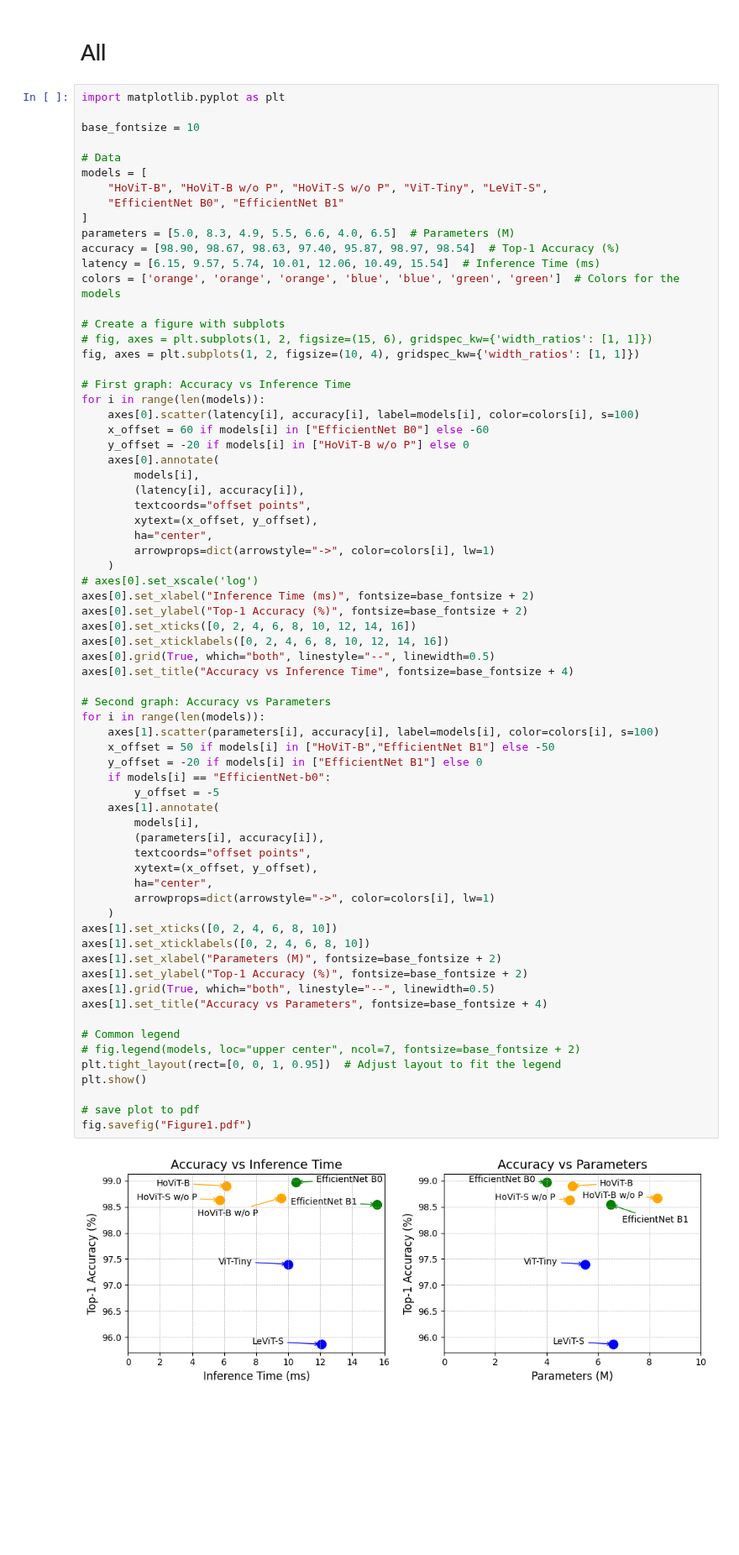
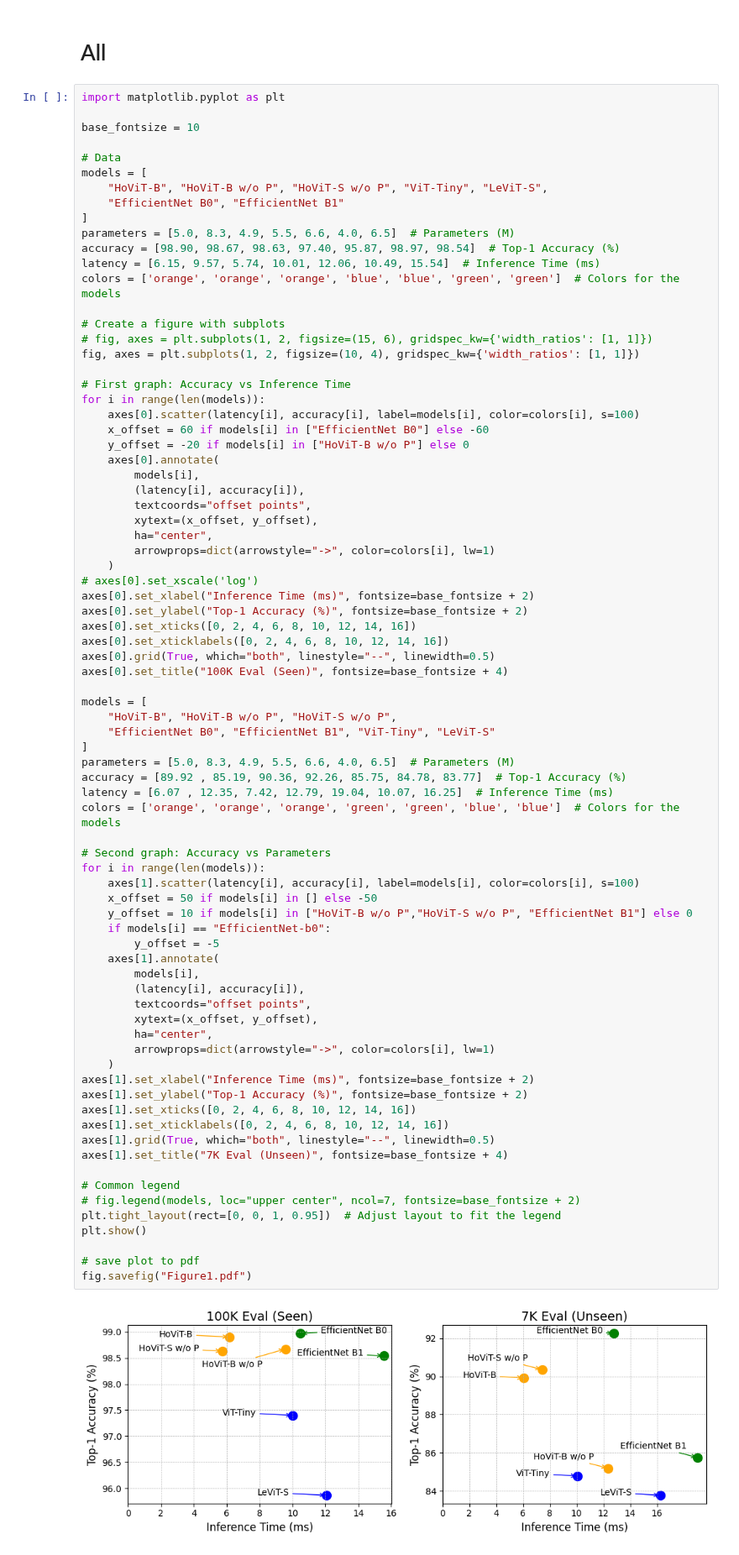
Before and after one commit to hun9008/AI_TeamProject_24FW-, a Jupyter notebook: EDA/Figure1.ipynb, the cells around one changed output. Shown at 84% size. Cells and saved outputs as stored; diff of their text form; blank space fills up the shorter version.

Commit message:
FEAT : figure & 45 best

```diff
--- a/EDA/Figure1.ipynb
+++ b/EDA/Figure1.ipynb
@@ -210,40 +210,49 @@ for i in range(len(models)):
     )
 # axes[0].set_xscale('log')
 axes[0].set_xlabel("Inference Time (ms)", fontsize=base_fontsize + 2)
 axes[0].set_ylabel("Top-1 Accuracy (%)", fontsize=base_fontsize + 2)
 axes[0].set_xticks([0, 2, 4, 6, 8, 10, 12, 14, 16])
 axes[0].set_xticklabels([0, 2, 4, 6, 8, 10, 12, 14, 16])
 axes[0].grid(True, which="both", linestyle="--", linewidth=0.5)
-axes[0].set_title("Accuracy vs Inference Time", fontsize=base_fontsize + 4)
+axes[0].set_title("100K Eval (Seen)", fontsize=base_fontsize + 4)
+
+models = [
+    "HoViT-B", "HoViT-B w/o P", "HoViT-S w/o P",
+    "EfficientNet B0", "EfficientNet B1", "ViT-Tiny", "LeViT-S"
+]
+parameters = [5.0, 8.3, 4.9, 5.5, 6.6, 4.0, 6.5]  # Parameters (M)
+accuracy = [89.92 , 85.19, 90.36, 92.26, 85.75, 84.78, 83.77]  # Top-1 Accuracy (%)
+latency = [6.07 , 12.35, 7.42, 12.79, 19.04, 10.07, 16.25]  # Inference Time (ms)
+colors = ['orange', 'orange', 'orange', 'green', 'green', 'blue', 'blue']  # Colors for the models
 
 # Second graph: Accuracy vs Parameters
 for i in range(len(models)):
-    axes[1].scatter(parameters[i], accuracy[i], label=models[i], color=colors[i], s=100)
-    x_offset = 50 if models[i] in ["HoViT-B","EfficientNet B1"] else -50
-    y_offset = -20 if models[i] in ["EfficientNet B1"] else 0
+    axes[1].scatter(latency[i], accuracy[i], label=models[i], color=colors[i], s=100)
+    x_offset = 50 if models[i] in [] else -50
+    y_offset = 10 if models[i] in ["HoViT-B w/o P","HoViT-S w/o P", "EfficientNet B1"] else 0
     if models[i] == "EfficientNet-b0":
         y_offset = -5
     axes[1].annotate(
         models[i],
-        (parameters[i], accuracy[i]),
+        (latency[i], accuracy[i]),
         textcoords="offset points",
         xytext=(x_offset, y_offset),
         ha="center",
         arrowprops=dict(arrowstyle="->", color=colors[i], lw=1)
     )
-axes[1].set_xticks([0, 2, 4, 6, 8, 10])
-axes[1].set_xticklabels([0, 2, 4, 6, 8, 10])
-axes[1].set_xlabel("Parameters (M)", fontsize=base_fontsize + 2)
+axes[1].set_xlabel("Inference Time (ms)", fontsize=base_fontsize + 2)
 axes[1].set_ylabel("Top-1 Accuracy (%)", fontsize=base_fontsize + 2)
+axes[1].set_xticks([0, 2, 4, 6, 8, 10, 12, 14, 16])
+axes[1].set_xticklabels([0, 2, 4, 6, 8, 10, 12, 14, 16])
 axes[1].grid(True, which="both", linestyle="--", linewidth=0.5)
-axes[1].set_title("Accuracy vs Parameters", fontsize=base_fontsize + 4)
+axes[1].set_title("7K Eval (Unseen)", fontsize=base_fontsize + 4)
 
 # Common legend
 # fig.legend(models, loc="upper center", ncol=7, fontsize=base_fontsize + 2)
 plt.tight_layout(rect=[0, 0, 1, 0.95])  # Adjust layout to fit the legend
 plt.show()
 
 # save plot to pdf
 fig.savefig("Figure1.pdf")
 # %% [output]
-[figure, old version]
+[figure, new version]
```
Also changed, not shown: 3 other files.
